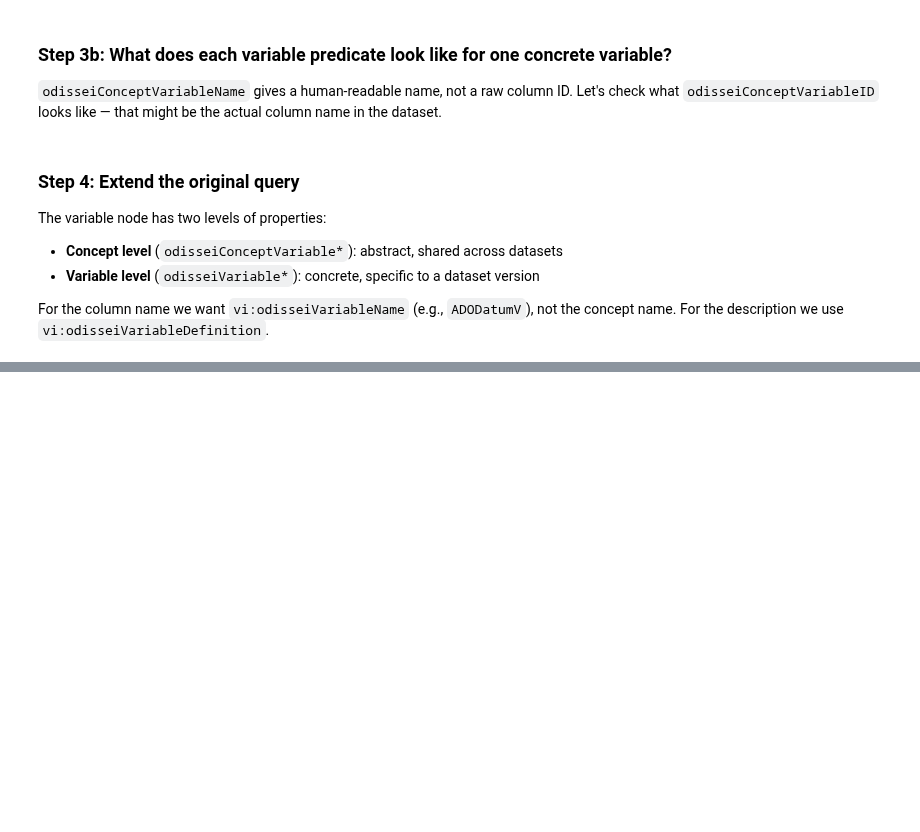
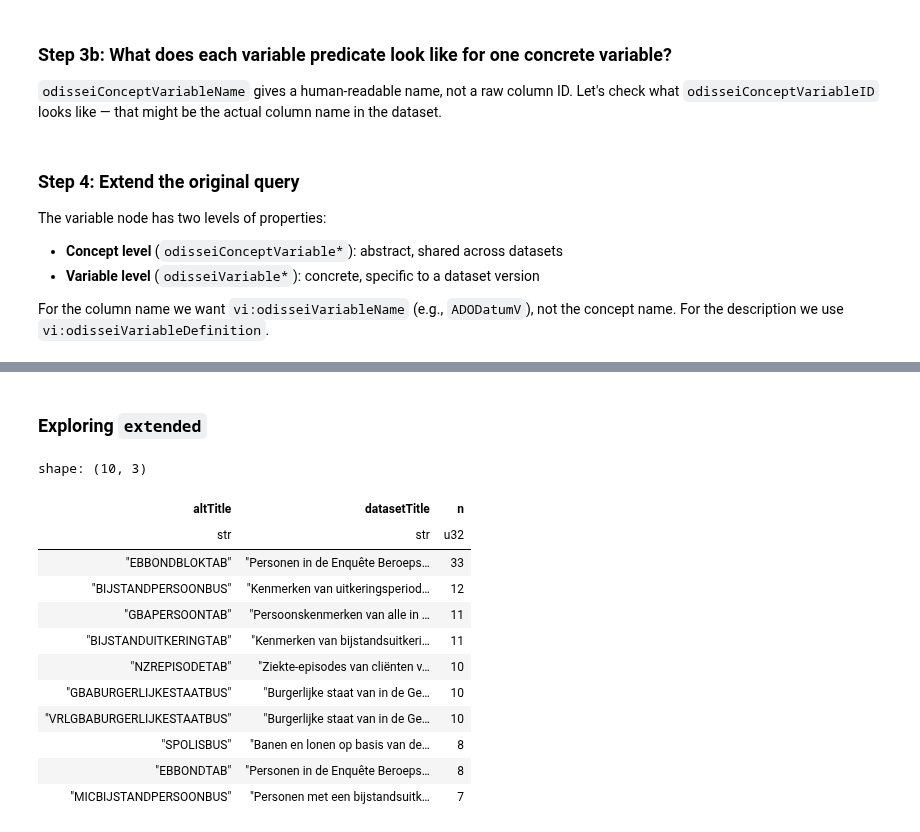
Before and after one commit to NL-LENS/life-event-metadata, a Jupyter notebook: notebooks/sparql_exploration.ipynb, the cells around one changed output, grey strips where cells are left out. Saved outputs shown, nothing was run; the diff lists cells and outputs as text; code cells hidden in the pictures; blank space fills up the shorter version.

Commit message:
Explore datasets without tijdstip

```diff
--- a/notebooks/sparql_exploration.ipynb
+++ b/notebooks/sparql_exploration.ipynb
@@ -195,2 +149,4 @@ extended.shape
 # %%
 extended.write_csv(Path(ROOT, "data/data-designs-extended.csv"))
+# %% [markdown]
+### Exploring `extended`
@@ -196,0 +155,26 @@ extended.write_csv(Path(ROOT, "data/data-designs-extended.csv"))
+# %%
+extended = pl.read_csv(Path(ROOT, "data/data-designs-extended.csv"))
+# %%
+counts_by_dataset = (extended
+    .group_by(["altTitle", "datasetTitle"])
+    .len()
+    .rename({"len": "n"})
+    )
+# %%
+counts_by_dataset.sort("n", descending=True).head(10)
+# this is not super informative actually. this simply says how many time columns there are in a dataset.
+# it's not obvious that "more is better"
+# %% [output]
+shape: (10, 3)
+| altTitle | datasetTitle | n |
+| str | str | u32 |
+| "EBBONDBLOKTAB" | "Personen in de Enquête Beroeps… | 33 |
+| "BIJSTANDPERSOONBUS" | "Kenmerken van uitkeringsperiod… | 12 |
+| "GBAPERSOONTAB" | "Persoonskenmerken van alle in … | 11 |
+| "BIJSTANDUITKERINGTAB" | "Kenmerken van bijstandsuitkeri… | 11 |
+| "NZREPISODETAB" | "Ziekte-episodes van cliënten v… | 10 |
+| "GBABURGERLIJKESTAATBUS" | "Burgerlijke staat van in de Ge… | 10 |
+| "VRLGBABURGERLIJKESTAATBUS" | "Burgerlijke staat van in de Ge… | 10 |
+| "SPOLISBUS" | "Banen en lonen op basis van de… | 8 |
+| "EBBONDTAB" | "Personen in de Enquête Beroeps… | 8 |
+| "MICBIJSTANDPERSOONBUS" | "Personen met een bijstandsuitk… | 7 |
```
Also changed, not shown: parts of 30 cells of this notebook, 2 other files.
